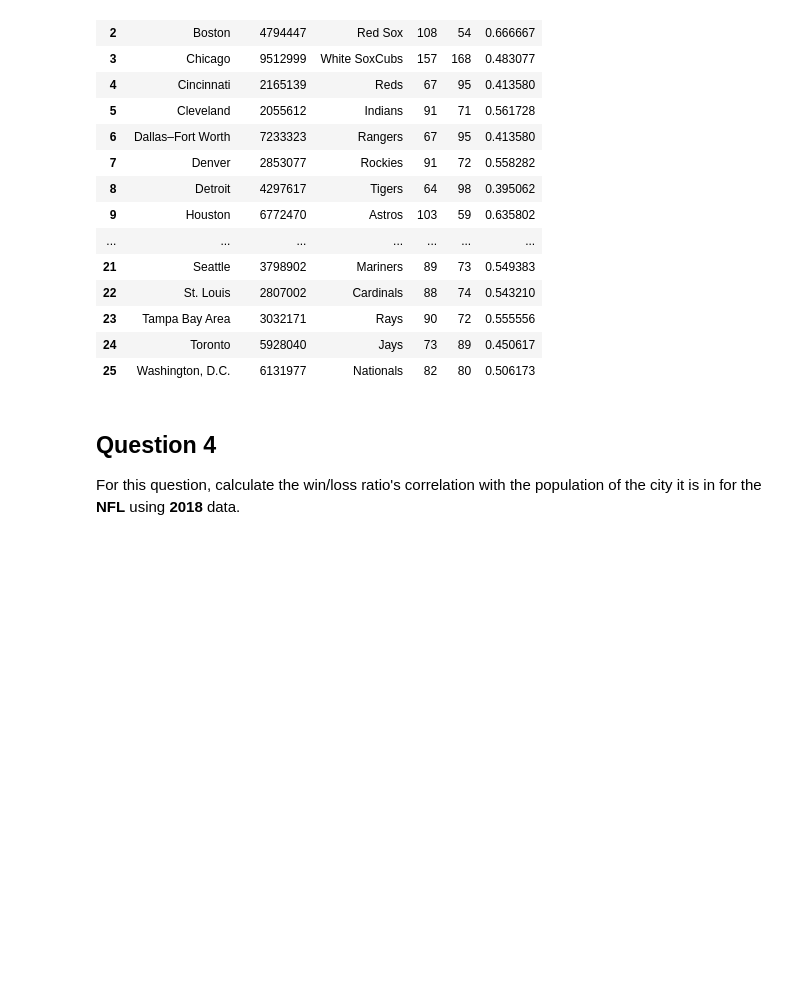
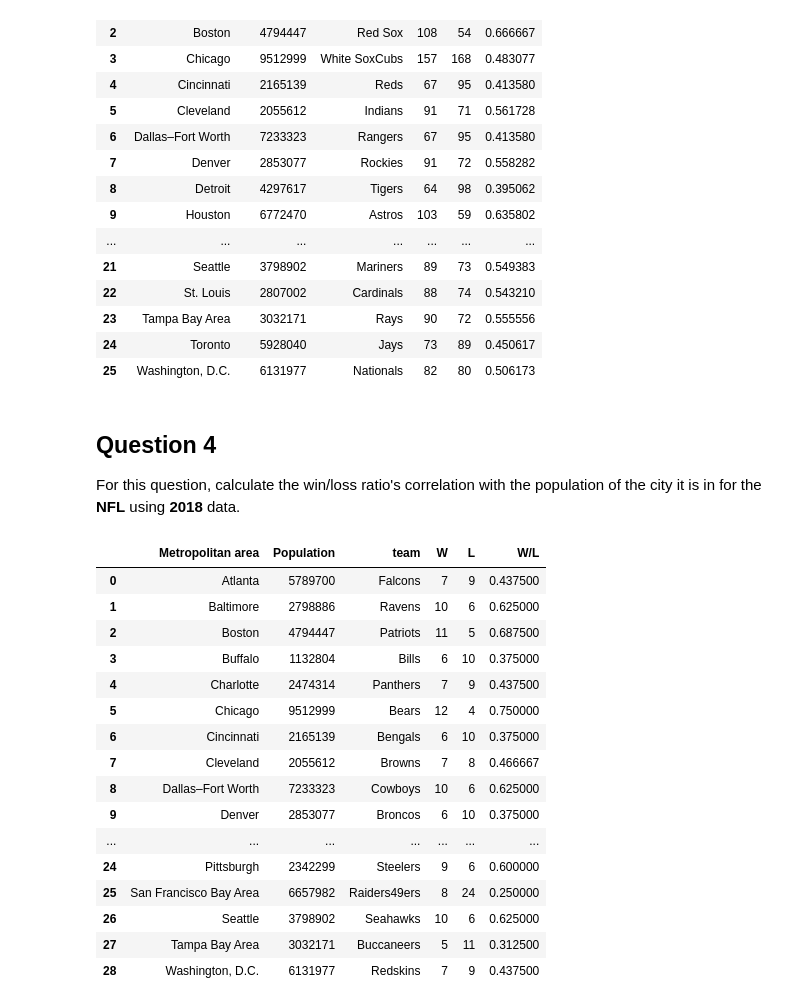
Before and after one commit to germo24/Data-Mining-and-Pandas, a Jupyter notebook: assignment4.ipynb, the cells around one changed output. Cells and saved outputs as stored; diff of their text form; code cells hidden in the pictures; blank space fills up the shorter version.

```diff
--- a/assignment4.ipynb
+++ b/assignment4.ipynb
@@ -575,0 +572,83 @@ mlb_df=pd.read_csv("assets/nfl.csv")
+# %%
+cities_nfl = cities.copy()
+
+mlb_df=pd.read_csv("assets/nfl.csv")
+
+# Remove the 'note[]'
+
+cities_nfl['NFL'] = cities_nfl['NFL'].apply(lambda x: re.sub( '\[.*\]', '', x))
+
+# Get the values distinct of '-', '' and '- '
+
+cities_nfl = cities_nfl.loc[~(cities_nfl['NFL'] == '—') & ~(cities_nfl['NFL'] == '') & ~(cities_nfl['NFL'] == '— ')]
+
+# Get the usefull columns and rename for convenience
+
+cities_nfl = cities_nfl[['Metropolitan area', 'Population (2016 est.)[8]', 'NFL']].rename(columns = {'Population (2016 est.)[8]': 'Population'})
+
+# Clean the team field and get only the name of each team
+
+mlb_df['team'] = mlb_df['team'].apply(lambda x: x.strip().replace('+', ''))
+
+mlb_df['team'] = mlb_df['team'].apply(lambda x: x.strip().replace('*', '').split(' ')[-1])
+
+mlb_df['team'] = mlb_df['team'].apply(lambda x: re.sub( '\(.*\)', '', x.strip()))
+
+mlb_df = mlb_df.loc[mlb_df['year'] == 2018]
+
+mlb_df = mlb_df[(mlb_df['team'] != 'Division') & (mlb_df['team'] != 'West') & (mlb_df['team'] != 'South') & (mlb_df['team'] != 'East') & (mlb_df['team'] != 'North')]
+
+cities_nfl['NFL'] = cities_nfl['NFL'].replace({'Giants Jets': 'Giants-Jets',
+                                           'Rams Chargers':'Rams-Chargers',
+                                            '49ers Raiders': '49ers-Raiders'})
+
+cities_nfl['NFL'] = cities_nfl['NFL'].apply(lambda x: x.split('-'))
+
+cities_nfl = cities_nfl.explode('NFL')
+
+
+df_nfl = pd.merge( mlb_df, cities_nfl, left_on = 'team', right_on = 'NFL')
+
+df_nfl = df_nfl[['Metropolitan area', 'Population', 'team', 'W', 'L']]
+
+
+cols =  ['Population', 'W', 'L']
+
+df_nfl[cols] = df_nfl[cols].astype(int)
+
+df_nfl = df_nfl.groupby('Metropolitan area').sum().reset_index()
+
+
+df_nfl.loc[df_nfl['Metropolitan area'] == 'New York City', 'Population'] = 20153634
+
+df_nfl.loc[df_nfl['Metropolitan area'] == 'Los Angeles', 'Population'] = 13310447
+
+df_nfl.loc[df_nfl['Metropolitan area'] == 'San Francisco Bay Area', 'Population'] = 6657982
+
+
+df_nfl['W/L'] = df_nfl['W'] / (df_nfl['W'] + df_nfl['L'])
+
+
+population_by_region = df_nfl['Population']
+
+win_loss_by_region = df_nfl['W/L']
+
+df_nfl
+# %% [output]
+|  | Metropolitan area | Population | team | W | L | W/L |
+| 0 | Atlanta | 5789700 | Falcons | 7 | 9 | 0.437500 |
+| 1 | Baltimore | 2798886 | Ravens | 10 | 6 | 0.625000 |
+| 2 | Boston | 4794447 | Patriots | 11 | 5 | 0.687500 |
+| 3 | Buffalo | 1132804 | Bills | 6 | 10 | 0.375000 |
+| 4 | Charlotte | 2474314 | Panthers | 7 | 9 | 0.437500 |
+| 5 | Chicago | 9512999 | Bears | 12 | 4 | 0.750000 |
+| 6 | Cincinnati | 2165139 | Bengals | 6 | 10 | 0.375000 |
+| 7 | Cleveland | 2055612 | Browns | 7 | 8 | 0.466667 |
+| 8 | Dallas–Fort Worth | 7233323 | Cowboys | 10 | 6 | 0.625000 |
+| 9 | Denver | 2853077 | Broncos | 6 | 10 | 0.375000 |
+| ... | ... | ... | ... | ... | ... | ... |
+| 24 | Pittsburgh | 2342299 | Steelers | 9 | 6 | 0.600000 |
+| 25 | San Francisco Bay Area | 6657982 | Raiders49ers | 8 | 24 | 0.250000 |
+| 26 | Seattle | 3798902 | Seahawks | 10 | 6 | 0.625000 |
+| 27 | Tampa Bay Area | 3032171 | Buccaneers | 5 | 11 | 0.312500 |
+| 28 | Washington, D.C. | 6131977 | Redskins | 7 | 9 | 0.437500 |
```
Also changed, not shown: parts of 2 cells of this notebook.
